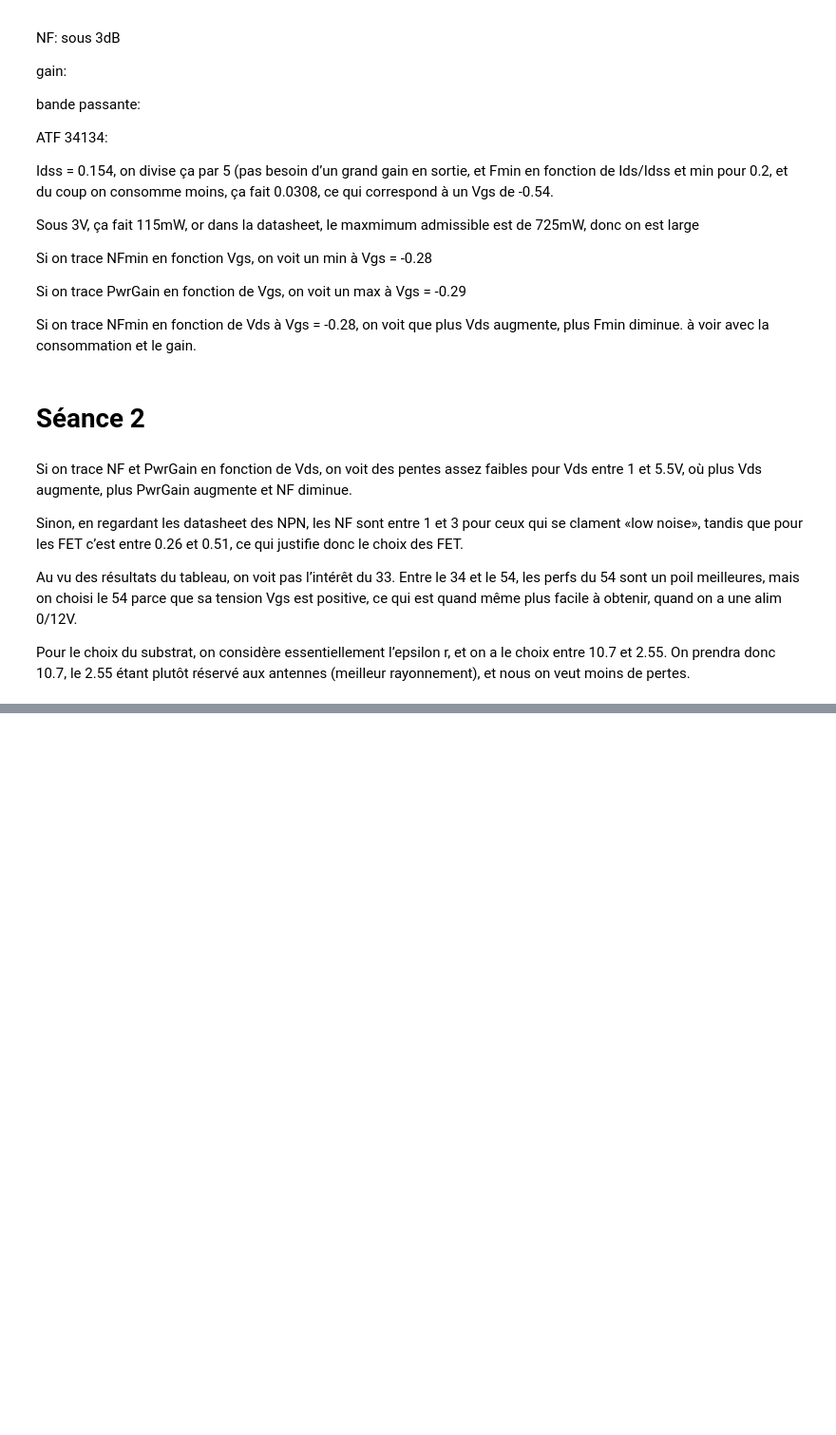
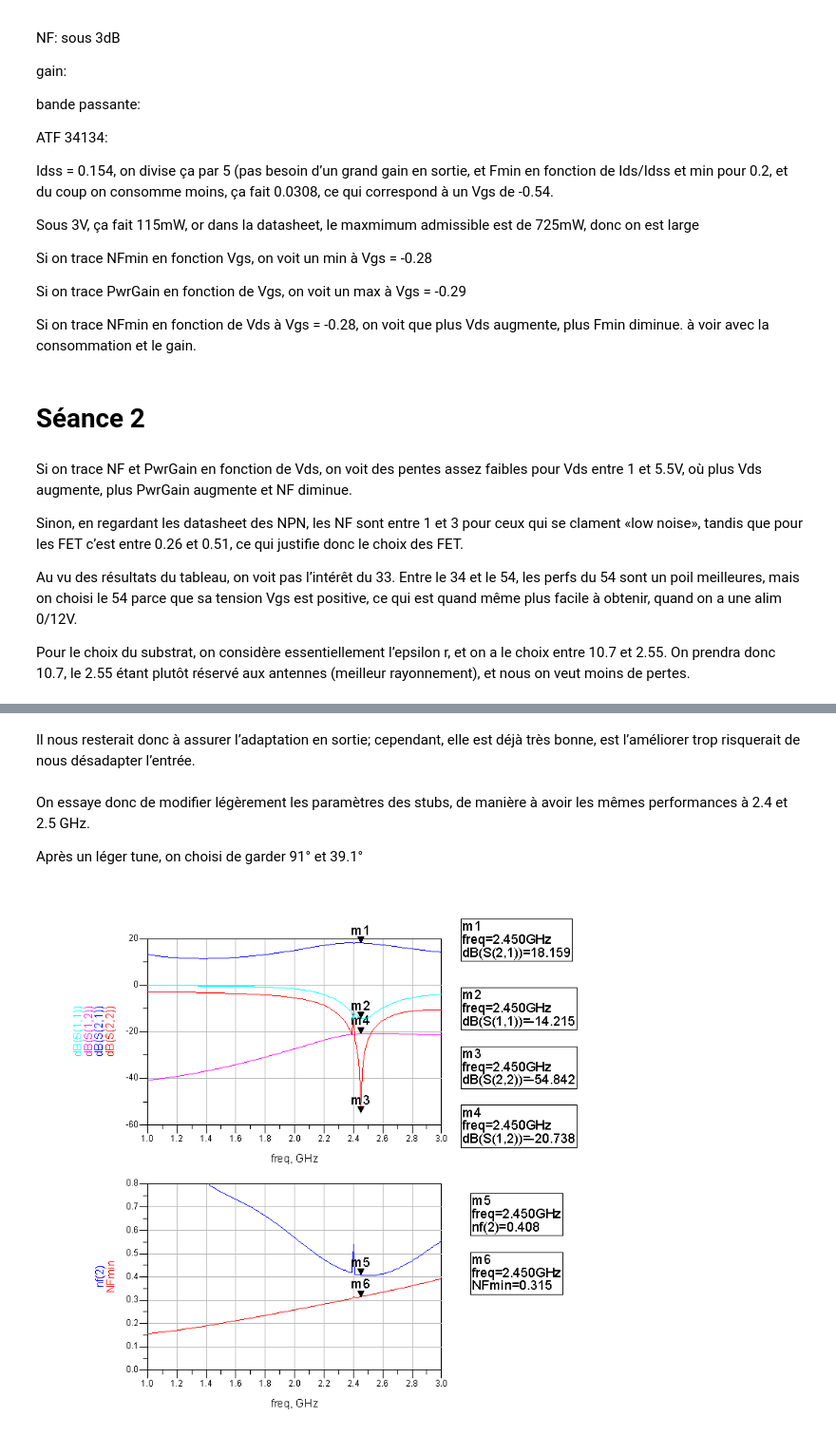
Before and after one commit to nim65s/N7, a Jupyter notebook: cours/Projet Hyper.ipynb, the cells around one changed output, grey strips where cells are left out. Shown at 95% size. Cells and saved outputs as stored; diff of their text form; code cells hidden in the pictures; blank space fills up the shorter version.

```diff
--- a/cours/Projet Hyper.ipynb
+++ b/cours/Projet Hyper.ipynb
@@ -126,0 +149,10 @@ Pour le choix du substrat, on considère essentiellement l’epsilon r, et on a
+# %% [markdown]
+Il nous resterait donc à assurer l’adaptation en sortie; cependant, elle est déjà très bonne, est l’améliorer trop risquerait de nous désadapter l’entrée.
+# %% [markdown]
+On essaye donc de modifier légèrement les paramètres des stubs, de manière à avoir les mêmes performances à 2.4 et 2.5 GHz.
+
+Après un léger tune, on choisi de garder 91° et 39.1°
+# %%
+Image(filename='Hyper/Seance 4/carac_tr_adapt_entree_gain_bruit_apres_tune.png')
+# %% [output]
+[figure, added]
```
Also changed, not shown: parts of 13 cells of this notebook, 1 other file.
